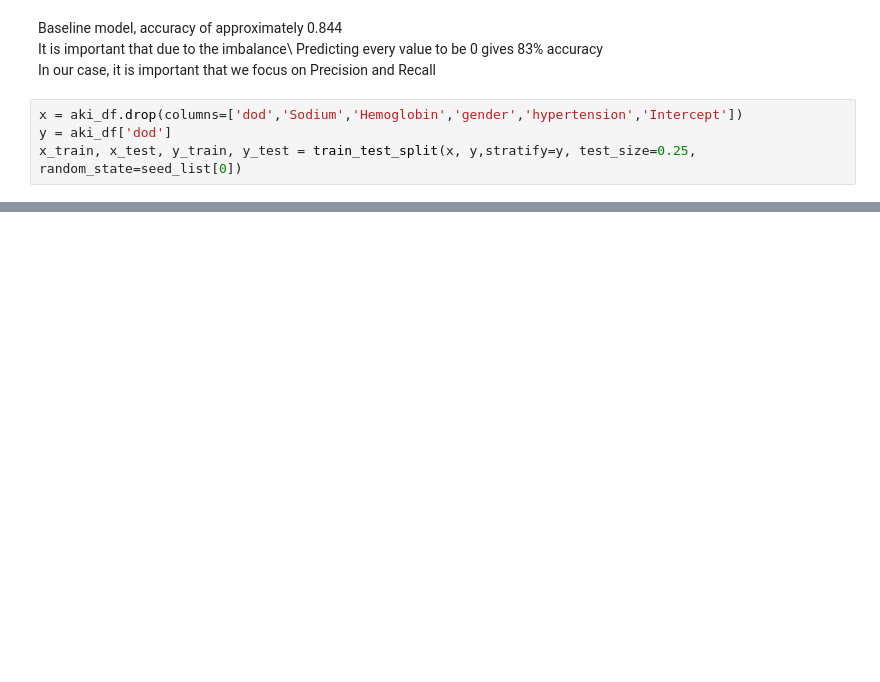
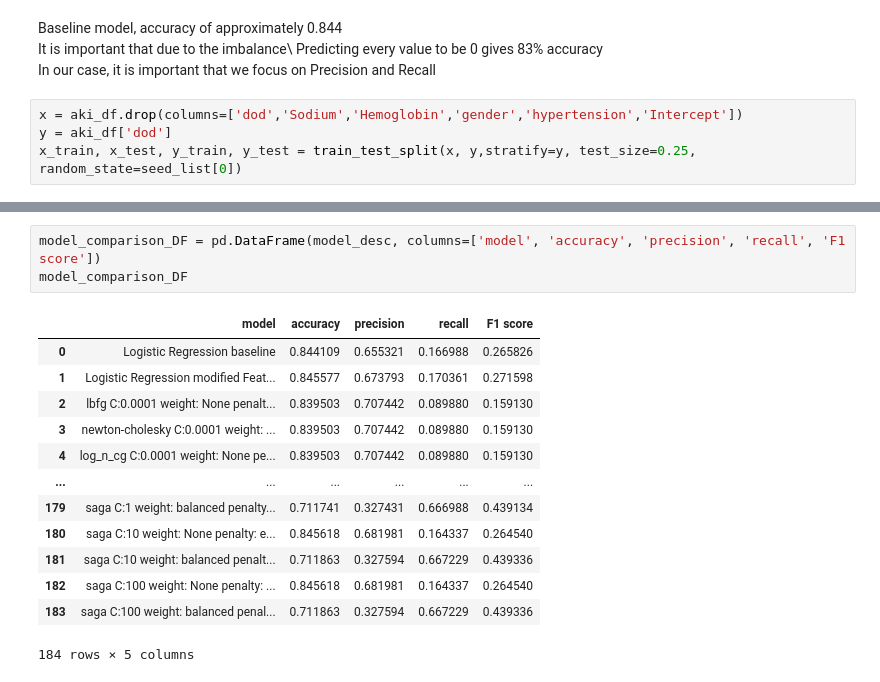
Before and after one commit to gracelovesyah/ml-and-health-predict-mortality-rate, a Jupyter notebook: notebook/4_logisticRegressionOpt.ipynb, the cells around one changed output, grey strips where cells are left out. Drawn from its saved outputs; the diff is of its cells as text; blank space fills up the shorter version.

```diff
--- a/notebook/4_logisticRegressionOpt.ipynb
+++ b/notebook/4_logisticRegressionOpt.ipynb
@@ -121,0 +185,17 @@ f1_score:  0.2715976804571631
+# %%
+model_comparison_DF = pd.DataFrame(model_desc, columns=['model', 'accuracy', 'precision', 'recall', 'F1 score'])
+model_comparison_DF
+# %% [output]
+|  | model | accuracy | precision | recall | F1 score |
+| 0 | Logistic Regression baseline | 0.844109 | 0.655321 | 0.166988 | 0.265826 |
+| 1 | Logistic Regression modified Feat... | 0.845577 | 0.673793 | 0.170361 | 0.271598 |
+| 2 | lbfg C:0.0001 weight: None penalt... | 0.839503 | 0.707442 | 0.089880 | 0.159130 |
+| 3 | newton-cholesky C:0.0001 weight: ... | 0.839503 | 0.707442 | 0.089880 | 0.159130 |
+| 4 | log_n_cg C:0.0001 weight: None pe... | 0.839503 | 0.707442 | 0.089880 | 0.159130 |
+| ... | ... | ... | ... | ... | ... |
+| 179 | saga C:1 weight: balanced penalty... | 0.711741 | 0.327431 | 0.666988 | 0.439134 |
+| 180 | saga C:10 weight: None penalty: e... | 0.845618 | 0.681981 | 0.164337 | 0.264540 |
+| 181 | saga C:10 weight: balanced penalt... | 0.711863 | 0.327594 | 0.667229 | 0.439336 |
+| 182 | saga C:100 weight: None penalty: ... | 0.845618 | 0.681981 | 0.164337 | 0.264540 |
+| 183 | saga C:100 weight: balanced penal... | 0.711863 | 0.327594 | 0.667229 | 0.439336 |
+184 rows × 5 columns
```
Also changed, not shown: parts of 13 cells of this notebook, 1 other file.
